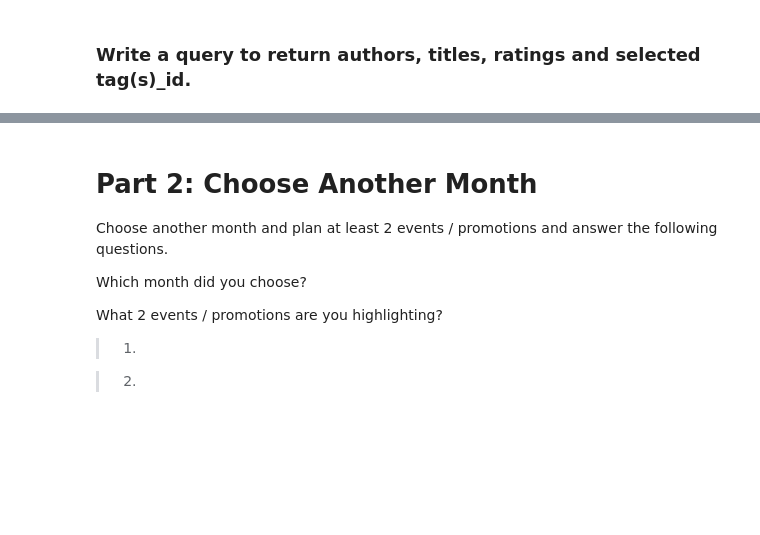
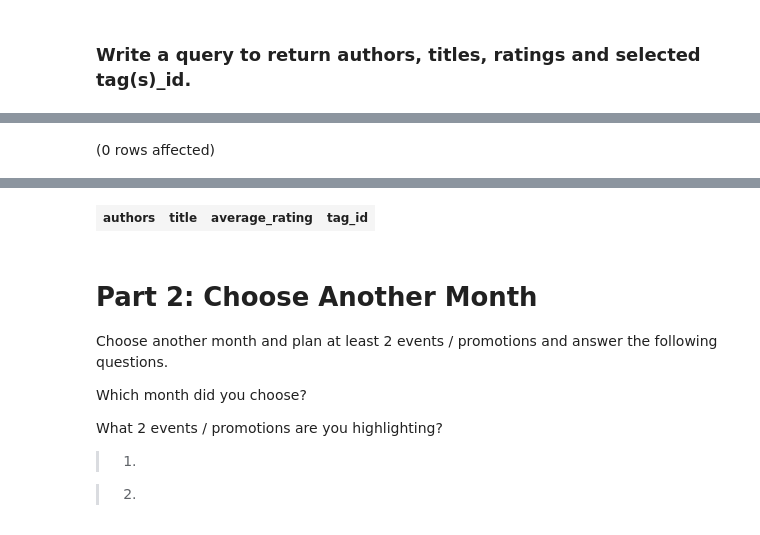
Before and after one commit to souji1991/SQL-Part-3-Studio, a Jupyter notebook: SQL-Part-3-Studio.ipynb, the cells around one changed output, grey strips where cells are left out. Saved outputs shown, nothing was run; the diff lists cells and outputs as text; code cells hidden in the pictures; blank space fills up the shorter version.

```diff
--- a/SQL-Part-3-Studio.ipynb
+++ b/SQL-Part-3-Studio.ipynb
@@ -55,0 +124,9 @@ Double click to edit.
+# %%
+SELECT TOP(20) b.authors,b.title,b.average_rating,t.tag_id
+FROM BooksDB.dbo.books AS b
+INNER  JOIN  BooksDB.dbo.book_tags AS t
+ON b.book_id= t.goodreads_book_id
+WHERE t.tag_id =119445
+ORDER BY t.tag_id,b.average_rating DESC;
+# %% [output]
+(0 rows affected)
@@ -56,3 +134,4 @@ Double click to edit.
+| authors | title | average_rating | tag_id |
 # %% [markdown]
 # Part 2: Choose Another Month
 
```
Also changed, not shown: parts of 7 cells of this notebook.
